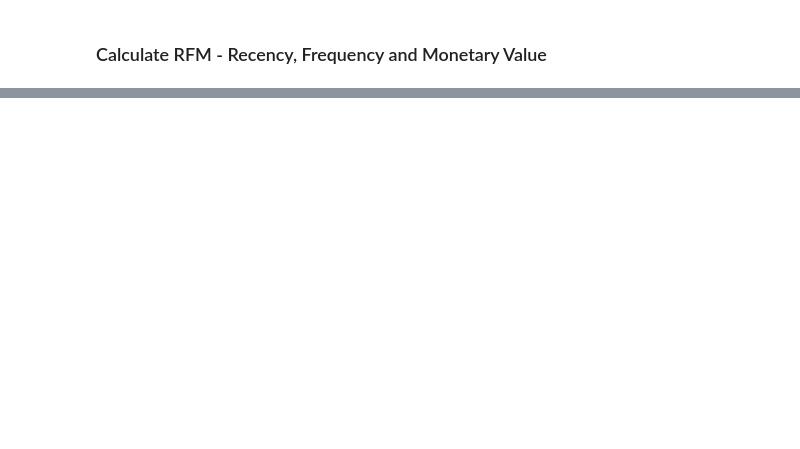
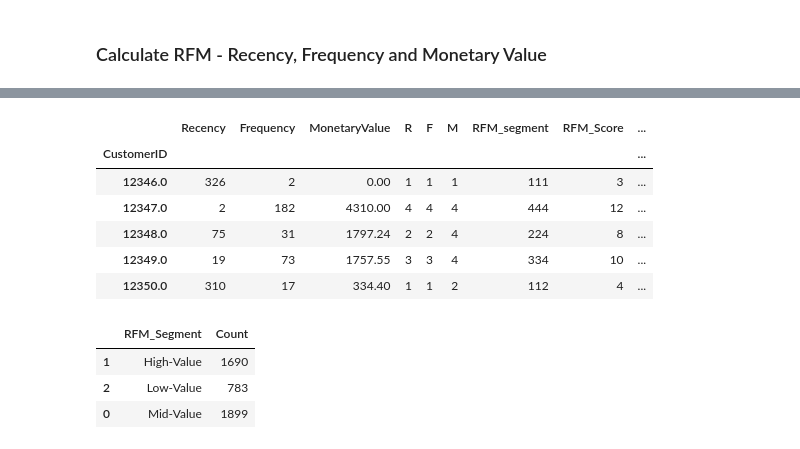
Before and after one commit to SaiMounicaGudimella/CustomerSegmentation, a Jupyter notebook: customer-segmentation.ipynb, the cells around one changed output, grey strips where cells are left out. Drawn from its saved outputs; the diff is of its cells as text; code cells hidden in the pictures; blank space fills up the shorter version.

```diff
--- a/customer-segmentation.ipynb
+++ b/customer-segmentation.ipynb
@@ -233,0 +142,3 @@ for i in indicator_list:
+# %%
+quantiles = rfm.quantile(q=[0.25,0.5,0.75])
+quantiles
@@ -233,0 +172,5 @@ for i in indicator_list:
+# %%
+rfm['R'] =  rfm['Recency'].apply(RScore, args=('Recency',quantiles,))
+rfm['F'] =  rfm['Frequency'].apply(RScore, args=('Frequency',quantiles,))
+rfm['M'] =  rfm['MonetaryValue'].apply(RScore, args=('MonetaryValue',quantiles,))
+rfm.head()
@@ -233,0 +185,3 @@ for i in indicator_list:
+# %%
+rfm['RFM_segment'] = rfm['R'].astype(str) + rfm['F'].astype(str) + rfm['M'].astype(str)
+rfm.head()
@@ -233,0 +196,3 @@ for i in indicator_list:
+# %%
+rfm['RFM_Score'] = rfm[['R','F','M']].sum(axis=1)
+rfm.head()
@@ -233,0 +207,30 @@ for i in indicator_list:
+# %%
+segment_label = ['Low-Value','Mid-Value','High-Value']
+
+def assign_segment(score):
+    if score < 5:
+        return segment_label[0]
+    elif score < 9:
+        return segment_label[1]
+    else:
+        return segment_label[2]
+
+rfm['RFM_Segment_Label'] = rfm['RFM_Score'].apply(assign_segment)
+rfm.head()
+# %% [output]
+|  | Recency | Frequency | MonetaryValue | R | F | M | RFM_segment | RFM_Score | ... |
+| CustomerID |  |  |  |  |  |  |  |  | ... |
+| 12346.0 | 326 | 2 | 0.00 | 1 | 1 | 1 | 111 | 3 | ... |
+| 12347.0 | 2 | 182 | 4310.00 | 4 | 4 | 4 | 444 | 12 | ... |
+| 12348.0 | 75 | 31 | 1797.24 | 2 | 2 | 4 | 224 | 8 | ... |
+| 12349.0 | 19 | 73 | 1757.55 | 3 | 3 | 4 | 334 | 10 | ... |
+| 12350.0 | 310 | 17 | 334.40 | 1 | 1 | 2 | 112 | 4 | ... |
+# %%
+segment_counts = rfm['RFM_Segment_Label'].value_counts().reset_index()
+segment_counts.columns = ['RFM_Segment','Count']
+segment_counts.sort_values('RFM_Segment')
+# %% [output]
+|  | RFM_Segment | Count |
+| 1 | High-Value | 1690 |
+| 2 | Low-Value | 783 |
+| 0 | Mid-Value | 1899 |
```
Also changed, not shown: parts of 45 cells of this notebook.
